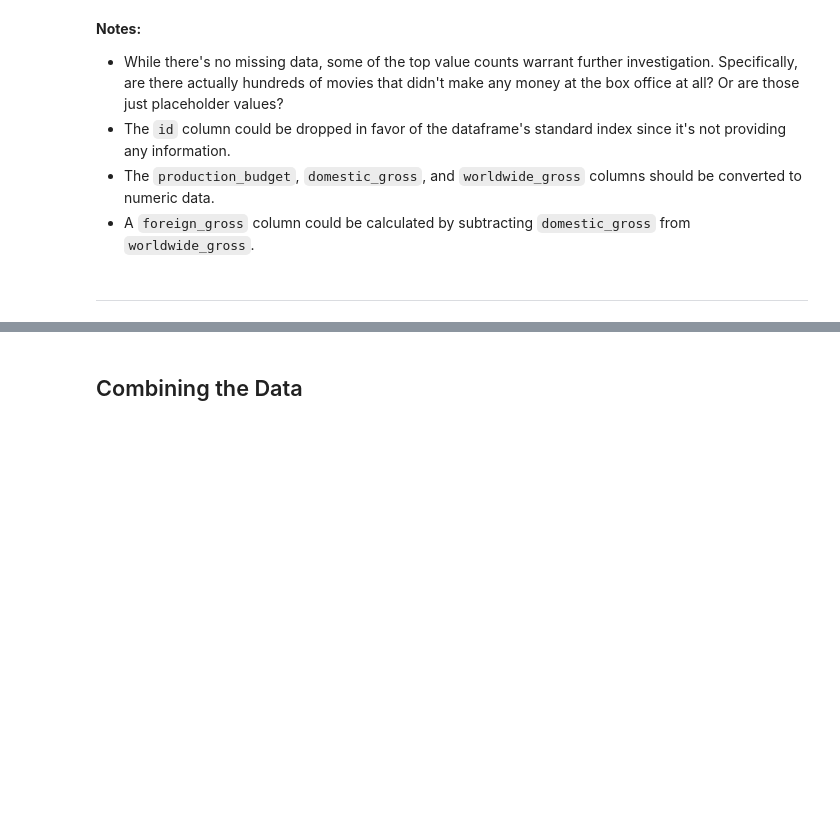
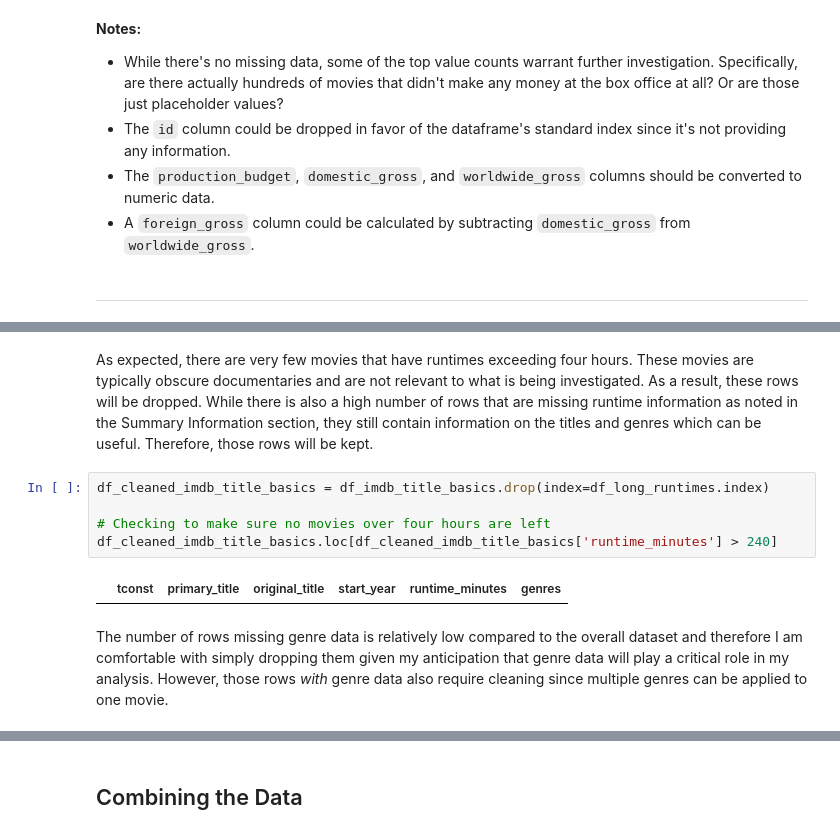
Before and after one commit to tjkyner/flatiron-ds-phase-1-project, a Jupyter notebook: notebooks/preprocessing.ipynb, the cells around one changed output, grey strips where cells are left out. Drawn from its saved outputs; the diff is of its cells as text; blank space fills up the shorter version.

```diff
--- a/notebooks/preprocessing.ipynb
+++ b/notebooks/preprocessing.ipynb
@@ -385,0 +425,11 @@ df_tn_movie_budgets.describe()
+# %% [markdown]
+As expected, there are very few movies that have runtimes exceeding four hours. These movies are typically obscure documentaries and are not relevant to what is being investigated. As a result, these rows will be dropped. While there is also a high number of rows that are missing runtime information as noted in the Summary Information section, they still contain information on the titles and genres which can be useful. Therefore, those rows will be kept.
+# %%
+df_cleaned_imdb_title_basics = df_imdb_title_basics.drop(index=df_long_runtimes.index)
+
+# Checking to make sure no movies over four hours are left
+df_cleaned_imdb_title_basics.loc[df_cleaned_imdb_title_basics['runtime_minutes'] > 240]
+# %% [output]
+|  | tconst | primary_title | original_title | start_year | runtime_minutes | genres |
+# %% [markdown]
+The number of rows missing genre data is relatively low compared to the overall dataset and therefore I am comfortable with simply dropping them given my anticipation that genre data will play a critical role in my analysis. However, those rows _with_ genre data also require cleaning since multiple genres can be applied to one movie.
```
Also changed, not shown: parts of 17 cells of this notebook, 1 other file.
